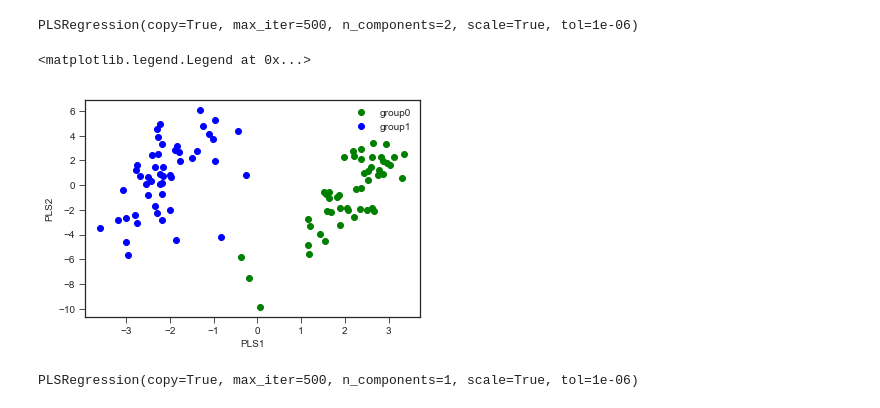
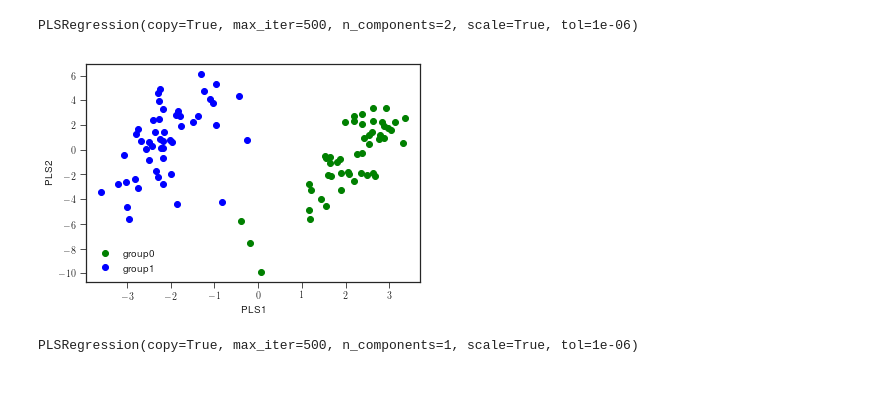
Before and after one commit to mortonjt/pls-balances, a Jupyter notebook: pls_balances/ipynb/simulation.ipynb, the cells around one changed output. Cells and saved outputs as stored; diff of their text form; code cells hidden in the pictures.

```diff
--- a/pls_balances/ipynb/simulation.ipynb
+++ b/pls_balances/ipynb/simulation.ipynb
@@ -132,16 +141,18 @@ rfc.fit(X=ctable.values, Y=metadata.Group)
 # %% [output]
 PLSRegression(copy=True, max_iter=500, n_components=2, scale=True, tol=1e-06)
 # %%
-midx = metadata.Group==0
-lidx = metadata.Group==1
+fig = plt.figure()
+
+midx = (metadata.Group==0).values
+lidx = (metadata.Group==1).values
 plt.plot(rfc.x_scores_[midx, 0], rfc.x_scores_[midx, 1], 'og', label='group0')
 plt.plot(rfc.x_scores_[lidx, 0], rfc.x_scores_[lidx, 1], 'ob', label='group1')
 plt.xlabel('PLS1')
 plt.ylabel('PLS2')
-plt.legend()
+plt.legend(loc=3)
+fig.savefig('../results/figures/figure_1c.pdf')
 # %% [output]
-<matplotlib.legend.Legend at 0x...>
-[figure, old version]
+[figure, new version]
 # %%
 rfc = PLSRegression(n_components=1)
 rfc.fit(X=ctable.values, Y=metadata.Group==0)
```
Also changed, not shown: parts of 11 cells of this notebook, 4 other files.
